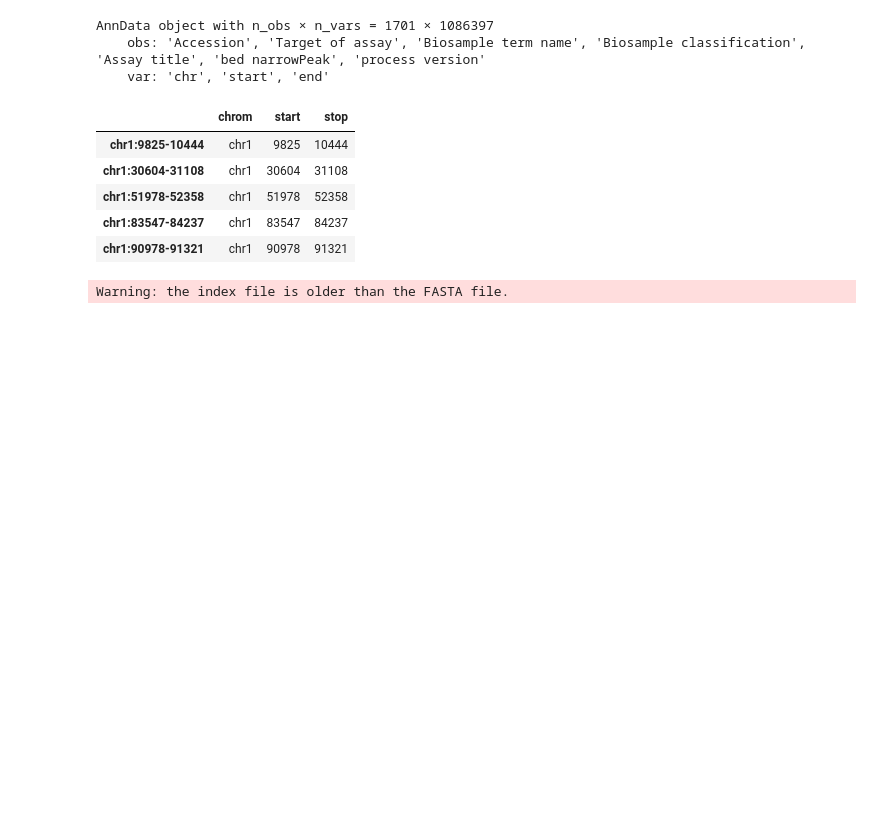
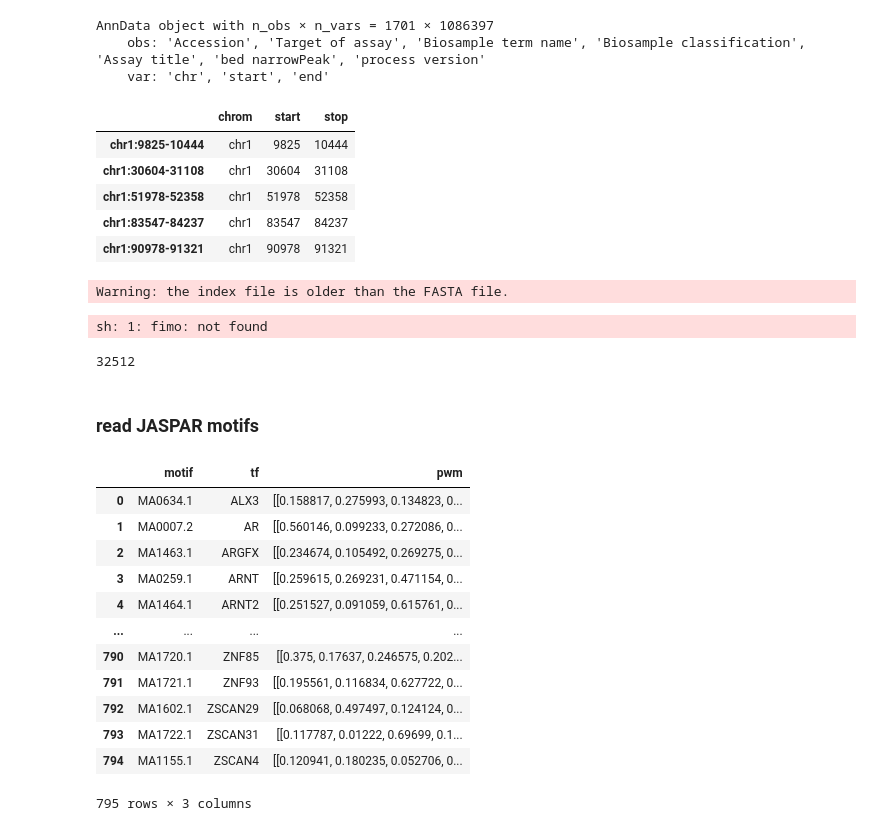
Before and after one commit to StatBiomed/DNA-AI-hackathon, a Jupyter notebook: task2_Seq2CellxTF/preprocess.ipynb, the cells around one changed output. Saved outputs shown, nothing was run; the diff lists cells and outputs as text; code cells hidden in the pictures; blank space fills up the shorter version.

```diff
--- a/task2_Seq2CellxTF/preprocess.ipynb
+++ b/task2_Seq2CellxTF/preprocess.ipynb
@@ -306,3 +367,15 @@ seq_pos_2_fasta(seqs=chip_regions,
                 save_path=f"{Target_dir}/chip_seqs.fasta")
 # %% [output]
 Warning: the index file is older than the FASTA file.
+# %%
+OUT_PATH = f"{Target_dir}/fimo_out"
+MOTIF_FILE = f"{BASE_DIR}/genomes/JASPAR_human_TFs_meme/20230424043428_JASPAR2022_combined_matrices_2028_meme.txt"
+SEQ_FILE = f"{Target_dir}/chip_seqs.fasta"
+fimo_cmd = f"""fimo --oc {OUT_PATH} --max-strand {MOTIF_FILE} {SEQ_FILE}"""
+import os
+os.system(fimo_cmd)
+# %% [output]
+sh: 1: fimo: not found
+32512
+# %% [markdown]
+### read JASPAR motifs
@@ -308,0 +436,19 @@ Warning: the index file is older than the FASTA file.
+# %%
+MOTIF_FILE = f"{BASE_DIR}/genomes/JASPAR_human_TFs_meme/20230424043428_JASPAR2022_combined_matrices_2028_meme.txt"
+motifs = read_JASPAR_pwms(MOTIF_FILE)
+# %%
+motifs
+# %% [output]
+|  | motif | tf | pwm |
+| 0 | MA0634.1 | ALX3 | [[0.158817, 0.275993, 0.134823, 0... |
+| 1 | MA0007.2 | AR | [[0.560146, 0.099233, 0.272086, 0... |
+| 2 | MA1463.1 | ARGFX | [[0.234674, 0.105492, 0.269275, 0... |
+| 3 | MA0259.1 | ARNT | [[0.259615, 0.269231, 0.471154, 0... |
+| 4 | MA1464.1 | ARNT2 | [[0.251527, 0.091059, 0.615761, 0... |
+| ... | ... | ... | ... |
+| 790 | MA1720.1 | ZNF85 | [[0.375, 0.17637, 0.246575, 0.202... |
+| 791 | MA1721.1 | ZNF93 | [[0.195561, 0.116834, 0.627722, 0... |
+| 792 | MA1602.1 | ZSCAN29 | [[0.068068, 0.497497, 0.124124, 0... |
+| 793 | MA1722.1 | ZSCAN31 | [[0.117787, 0.01222, 0.69699, 0.1... |
+| 794 | MA1155.1 | ZSCAN4 | [[0.120941, 0.180235, 0.052706, 0... |
+795 rows × 3 columns
```
Also changed, not shown: parts of 9 cells of this notebook, 2 other files.
